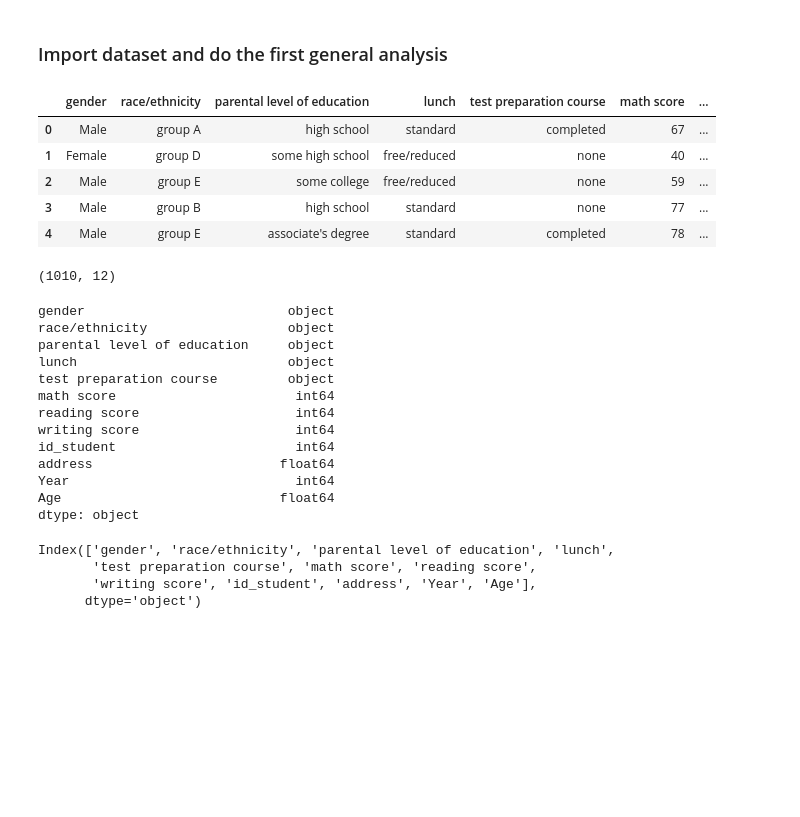
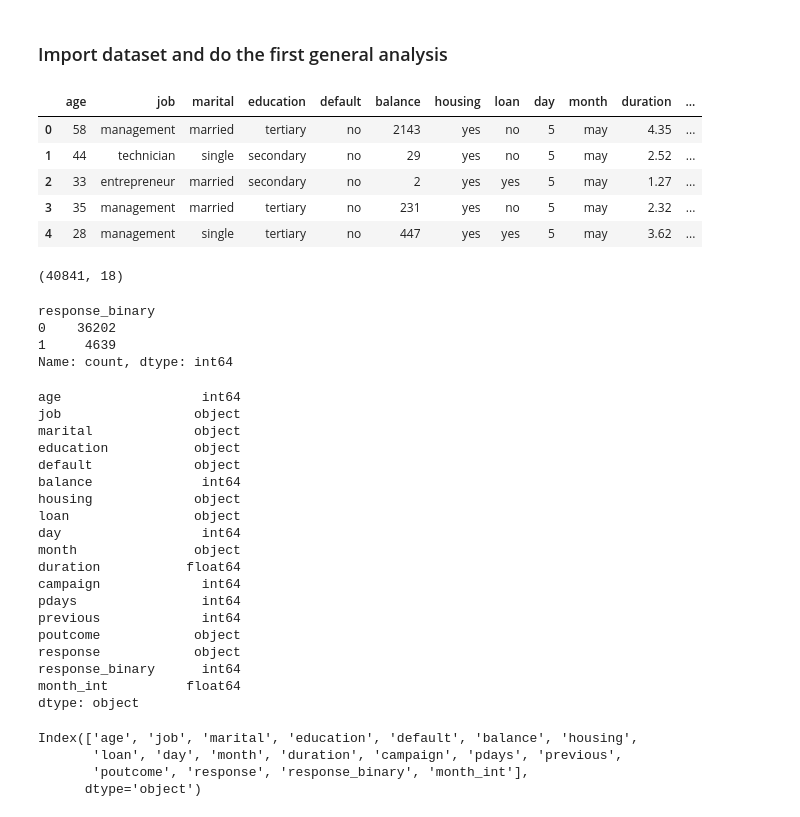
Before and after one commit to Epb9300/emibaS4, a Jupyter notebook: scripts/Hackathon.ipynb, the cells around one changed output. Saved outputs shown, nothing was run; the diff lists cells and outputs as text; code cells hidden in the pictures; blank space fills up the shorter version.

```diff
--- a/scripts/Hackathon.ipynb
+++ b/scripts/Hackathon.ipynb
@@ -18,45 +18,55 @@ Our company is low on budget and we accept the deal even if it is risky, stressf
 import pandas as pd
 import matplotlib.pyplot as plt
 import seaborn as sns
-# %%
-url='https://drive.google.com/file/d/1ETCwd-hUZ_qhQX0M0OY6OAddVE4bCSOW/view?usp=sharing'
-url='https://drive.google.com/uc?id=' + url.split('/')[-2]
-
-df = pd.read_csv(url)
-df.head()
-# %% [output]
-|  | gender | race/ethnicity | parental level of education | lunch | test preparation course | math score | ... |
-| 0 | Male | group A | high school | standard | completed | 67 | ... |
-| 1 | Female | group D | some high school | free/reduced | none | 40 | ... |
-| 2 | Male | group E | some college | free/reduced | none | 59 | ... |
-| 3 | Male | group B | high school | standard | none | 77 | ... |
-| 4 | Male | group E | associate's degree | standard | completed | 78 | ... |
+# %%
+df = pd.read_csv("../datasets/bank-full_clean.csv")
+df.head()
+# %% [output]
+|  | age | job | marital | education | default | balance | housing | loan | day | month | duration | ... |
+| 0 | 58 | management | married | tertiary | no | 2143 | yes | no | 5 | may | 4.35 | ... |
+| 1 | 44 | technician | single | secondary | no | 29 | yes | no | 5 | may | 2.52 | ... |
+| 2 | 33 | entrepreneur | married | secondary | no | 2 | yes | yes | 5 | may | 1.27 | ... |
+| 3 | 35 | management | married | tertiary | no | 231 | yes | no | 5 | may | 2.32 | ... |
+| 4 | 28 | management | single | tertiary | no | 447 | yes | yes | 5 | may | 3.62 | ... |
 # %%
 df.shape
 # %% [output]
-(1010, 12)
+(40841, 18)
+# %%
+df["response_binary"].value_counts()
+# %% [output]
+response_binary
+0    36202
+1     4639
+Name: count, dtype: int64
 # %%
 df.dtypes
 # %% [output]
-gender                          object
-race/ethnicity                  object
-parental level of education     object
-lunch                           object
-test preparation course         object
-math score                       int64
-reading score                    int64
-writing score                    int64
-id_student                       int64
-address                        float64
-Year                             int64
-Age                            float64
+age                  int64
+job                 object
+marital             object
+education           object
+default             object
+balance              int64
+housing             object
+loan                object
+day                  int64
+month               object
+duration           float64
+campaign             int64
+pdays                int64
+previous             int64
+poutcome            object
+response            object
+response_binary      int64
+month_int          float64
 dtype: object
 # %%
 df.columns
 # %% [output]
-Index(['gender', 'race/ethnicity', 'parental level of education', 'lunch',
-       'test preparation course', 'math score', 'reading score',
-       'writing score', 'id_student', 'address', 'Year', 'Age'],
+Index(['age', 'job', 'marital', 'education', 'default', 'balance', 'housing',
+       'loan', 'day', 'month', 'duration', 'campaign', 'pdays', 'previous',
+       'poutcome', 'response', 'response_binary', 'month_int'],
       dtype='object')
 # %%
 print(df.info())
```
Also changed, not shown: parts of 44 cells of this notebook.
